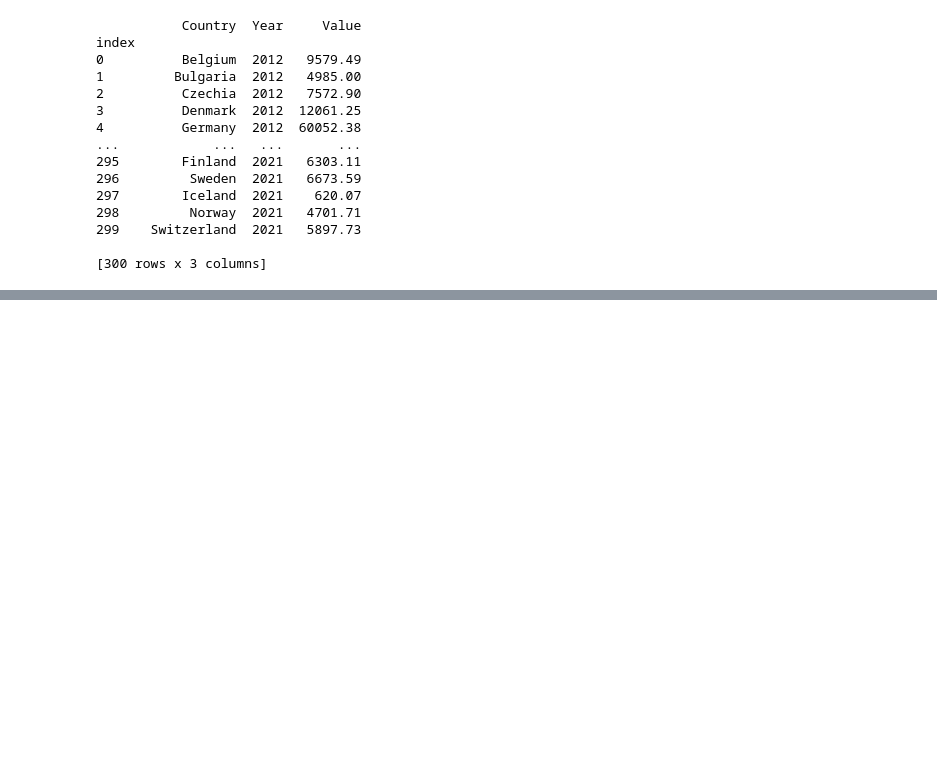
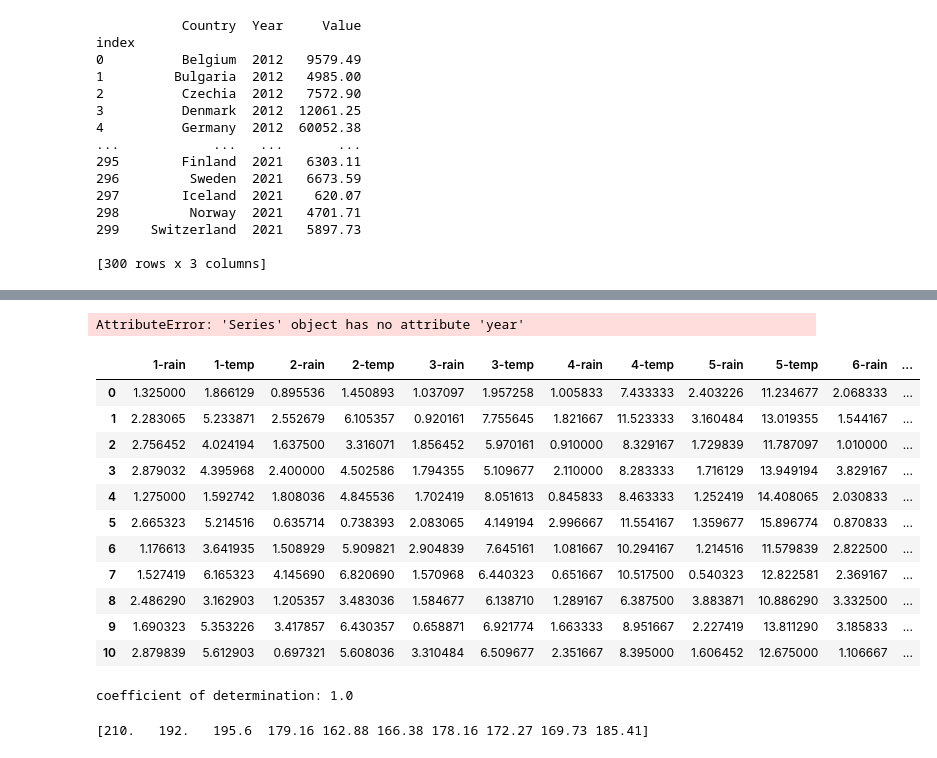
Before and after one commit to frisostolk/DDS-2023, a Jupyter notebook: notebook/combined_notebook.ipynb, the cells around one changed output, grey strips where cells are left out. Drawn from its saved outputs; the diff is of its cells as text; code cells hidden in the pictures; blank space fills up the shorter version.

```diff
--- a/notebook/combined_notebook.ipynb
+++ b/notebook/combined_notebook.ipynb
@@ -377,0 +372,9 @@ SystemExit: 1
+# %%
+country = "Netherlands"
+# %%
+prod_by_country = prod_table[prod_table['Country'] == 'Netherlands']
+
+#Filter production data to only contain dairy production
+prod_by_country = prod_by_country[prod_by_country['Type'] == "Cereals"]
+
+prod_by_country.head(20)
@@ -377,0 +395,10 @@ SystemExit: 1
+# %%
+sorted_weather = weather_data[weather_data["country"] == country].sort_values('date', ascending=False)
+# sorted_weather = weather_data.sort_values('date', ascending=False)
+
+start_year = sorted_weather.iloc[-1]["date"].year
+end_year = sorted_weather.iloc[0]["date"].year
+
+month = sorted_weather.iloc[0]["date"].month
+
+print(f"Start year: {start_year}, End year {end_year}")
@@ -377,0 +416,40 @@ SystemExit: 1
+# %%
+print(sorted_weather["date"].year)
+# %% [output]
+AttributeError: 'Series' object has no attribute 'year'
+# %%
+import numpy as np
+
+reg_data = pd.DataFrame()
+
+for i in range(start_year, end_year +1):
+  yearly_weather = sorted_weather[sorted_weather["date"].dt.year == i]
+  data_for_year = pd.DataFrame()
+  for k in range(1, month):
+    # print(f"{i}-{k}")
+    monthly_weather = yearly_weather[yearly_weather["date"].dt.month == k]
+    avg_rain = monthly_weather["rain"].mean()
+    avg_temp = monthly_weather["temp_mean"].mean()
+    data_for_year[f"{k}-rain"] = [avg_rain] #This shows NaN
+
+    data_for_year[f"{k}-temp"] = [avg_temp]
+  prod = prod_by_country[prod_by_country["Year"] == str(i)]
+
+  data_for_year["production"] = prod["Value"].values
+  data_for_year["year"] = i
+  reg_data = pd.concat([reg_data, pd.DataFrame([data_for_year][0])], ignore_index=True)
+
+reg_data.head(20)
+# %% [output]
+|  | 1-rain | 1-temp | 2-rain | 2-temp | 3-rain | 3-temp | 4-rain | 4-temp | 5-rain | 5-temp | 6-rain | ... |
+| 0 | 1.325000 | 1.866129 | 0.895536 | 1.450893 | 1.037097 | 1.957258 | 1.005833 | 7.433333 | 2.403226 | 11.234677 | 2.068333 | ... |
+| 1 | 2.283065 | 5.233871 | 2.552679 | 6.105357 | 0.920161 | 7.755645 | 1.821667 | 11.523333 | 3.160484 | 13.019355 | 1.544167 | ... |
+| 2 | 2.756452 | 4.024194 | 1.637500 | 3.316071 | 1.856452 | 5.970161 | 0.910000 | 8.329167 | 1.729839 | 11.787097 | 1.010000 | ... |
+| 3 | 2.879032 | 4.395968 | 2.400000 | 4.502586 | 1.794355 | 5.109677 | 2.110000 | 8.283333 | 1.716129 | 13.949194 | 3.829167 | ... |
+| 4 | 1.275000 | 1.592742 | 1.808036 | 4.845536 | 1.702419 | 8.051613 | 0.845833 | 8.463333 | 1.252419 | 14.408065 | 2.030833 | ... |
+| 5 | 2.665323 | 5.214516 | 0.635714 | 0.738393 | 2.083065 | 4.149194 | 2.996667 | 11.554167 | 1.359677 | 15.896774 | 0.870833 | ... |
+| 6 | 1.176613 | 3.641935 | 1.508929 | 5.909821 | 2.904839 | 7.645161 | 1.081667 | 10.294167 | 1.214516 | 11.579839 | 2.822500 | ... |
+| 7 | 1.527419 | 6.165323 | 4.145690 | 6.820690 | 1.570968 | 6.440323 | 0.651667 | 10.517500 | 0.540323 | 12.822581 | 2.369167 | ... |
+| 8 | 2.486290 | 3.162903 | 1.205357 | 3.483036 | 1.584677 | 6.138710 | 1.289167 | 6.387500 | 3.883871 | 10.886290 | 3.332500 | ... |
+| 9 | 1.690323 | 5.353226 | 3.417857 | 6.430357 | 0.658871 | 6.921774 | 1.663333 | 8.951667 | 2.227419 | 13.811290 | 3.185833 | ... |
+| 10 | 2.879839 | 5.612903 | 0.697321 | 5.608036 | 3.310484 | 6.509677 | 2.351667 | 8.395000 | 1.606452 | 12.675000 | 1.106667 | ... |
@@ -377,0 +473,14 @@ SystemExit: 1
+# %%
+r_sq = model.score(x, y)
+print(f"coefficient of determination: {r_sq}")
+
+print(f"intercept: {model.intercept_}")
+
+print(f"slope: {model.coef_}")
+# %% [output]
+coefficient of determination: 1.0
+# %%
+y_pred = model.predict(x)
+print(y_pred)
+# %% [output]
+[210.   192.   195.6  179.16 162.88 166.38 178.16 172.27 169.73 185.41]
```
Also changed, not shown: parts of 8 cells of this notebook.
